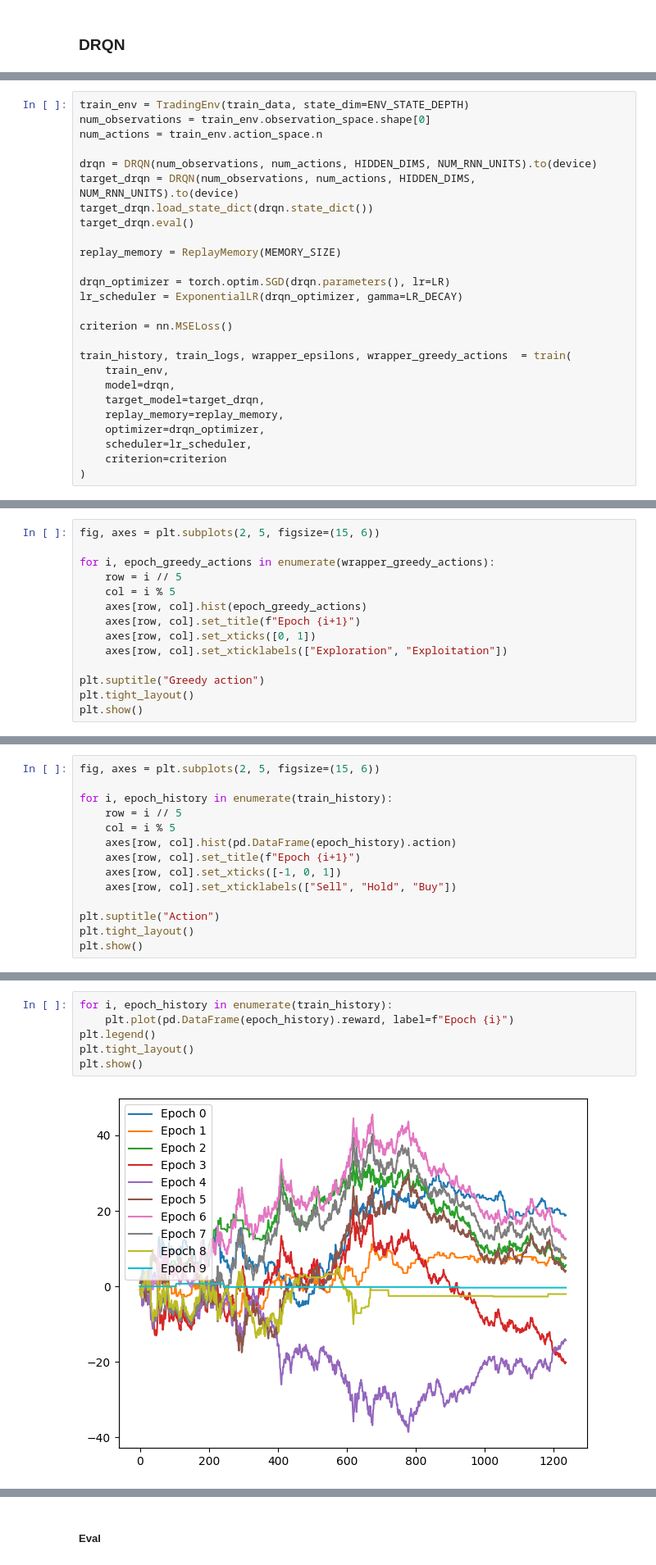
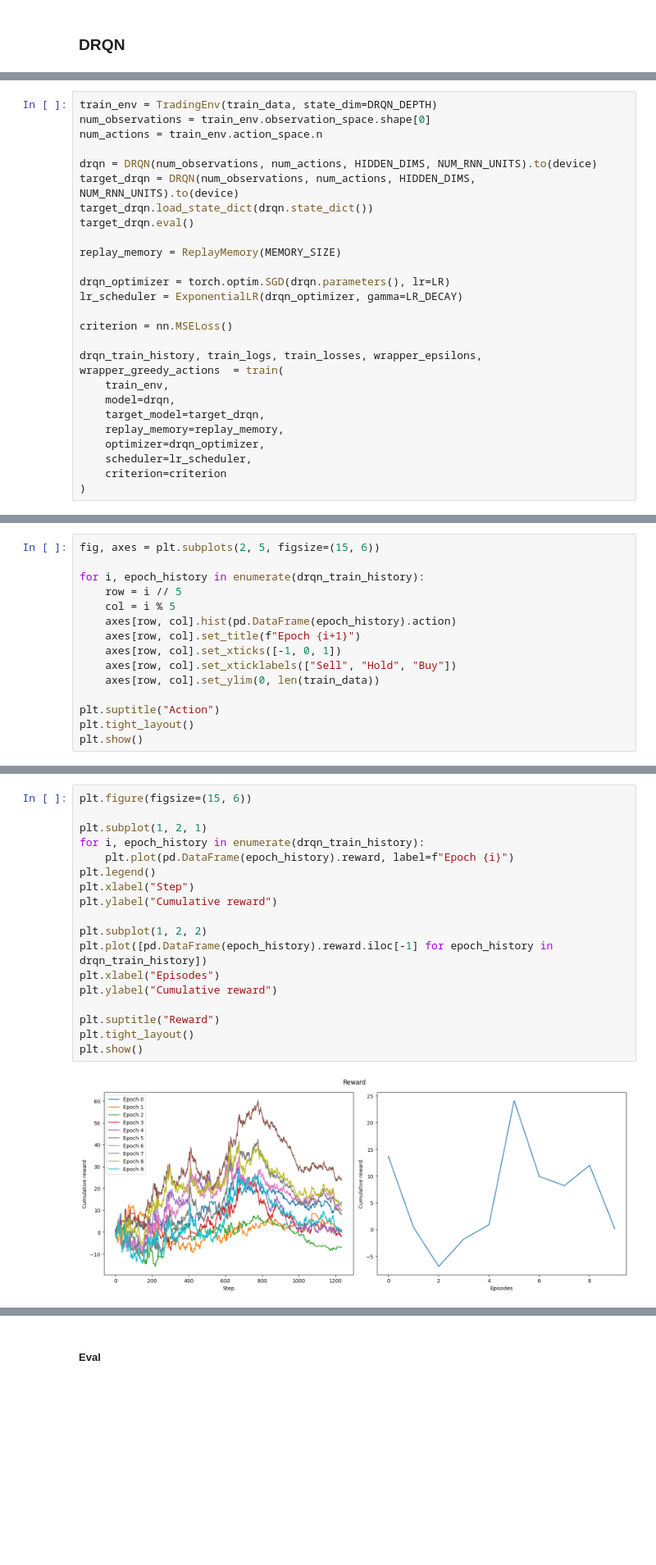
Before and after one commit to ramonges/Reinforcement-Learning-Project, a Jupyter notebook: DRQN.ipynb, the cells around one changed output, grey strips where cells are left out. Shown at 82% size. Cells and saved outputs as stored; diff of their text form; blank space fills up the shorter version.

```diff
--- a/DRQN.ipynb
+++ b/DRQN.ipynb
@@ -633,5 +661,5 @@ plt.show()
 # %%
-train_env = TradingEnv(train_data, state_dim=ENV_STATE_DEPTH)
+train_env = TradingEnv(train_data, state_dim=DRQN_DEPTH)
 num_observations = train_env.observation_space.shape[0]
 num_actions = train_env.action_space.n
 
@@ -647,7 +675,7 @@ lr_scheduler = ExponentialLR(drqn_optimizer, gamma=LR_DECAY)
 
 criterion = nn.MSELoss()
 
-train_history, train_logs, wrapper_epsilons, wrapper_greedy_actions  = train(
+drqn_train_history, train_logs, train_losses, wrapper_epsilons, wrapper_greedy_actions  = train(
     train_env,
     model=drqn,
     target_model=target_drqn,
@@ -678,15 +725,16 @@ plt.show()
 # %%
 fig, axes = plt.subplots(2, 5, figsize=(15, 6))
 
-for i, epoch_greedy_actions in enumerate(wrapper_greedy_actions):
+for i, epoch_history in enumerate(drqn_train_history):
     row = i // 5
     col = i % 5
-    axes[row, col].hist(epoch_greedy_actions)
+    axes[row, col].hist(pd.DataFrame(epoch_history).action)
     axes[row, col].set_title(f"Epoch {i+1}")
-    axes[row, col].set_xticks([0, 1])
-    axes[row, col].set_xticklabels(["Exploration", "Exploitation"])
+    axes[row, col].set_xticks([-1, 0, 1])
+    axes[row, col].set_xticklabels(["Sell", "Hold", "Buy"])
+    axes[row, col].set_ylim(0, len(train_data))
 
-plt.suptitle("Greedy action")
+plt.suptitle("Action")
 plt.tight_layout()
 plt.show()
 # %% [output]
@@ -705,14 +782,0 @@ plt.show()
-# %%
-fig, axes = plt.subplots(2, 5, figsize=(15, 6))
-
-for i, epoch_history in enumerate(train_history):
-    row = i // 5
-    col = i % 5
-    axes[row, col].hist(pd.DataFrame(epoch_history).action)
-    axes[row, col].set_title(f"Epoch {i+1}")
-    axes[row, col].set_xticks([-1, 0, 1])
-    axes[row, col].set_xticklabels(["Sell", "Hold", "Buy"])
-
-plt.suptitle("Action")
-plt.tight_layout()
-plt.show()
@@ -723,8 +783,20 @@ plt.show()
 # %%
-for i, epoch_history in enumerate(train_history):
+plt.figure(figsize=(15, 6))
+
+plt.subplot(1, 2, 1)
+for i, epoch_history in enumerate(drqn_train_history):
     plt.plot(pd.DataFrame(epoch_history).reward, label=f"Epoch {i}")
 plt.legend()
+plt.xlabel("Step")
+plt.ylabel("Cumulative reward")
+
+plt.subplot(1, 2, 2)
+plt.plot([pd.DataFrame(epoch_history).reward.iloc[-1] for epoch_history in drqn_train_history])
+plt.xlabel("Episodes")
+plt.ylabel("Cumulative reward")
+
+plt.suptitle("Reward")
 plt.tight_layout()
 plt.show()
 # %% [output]
-[figure, old version]
+[figure, new version]
```
Also changed, not shown: parts of 47 cells of this notebook.
